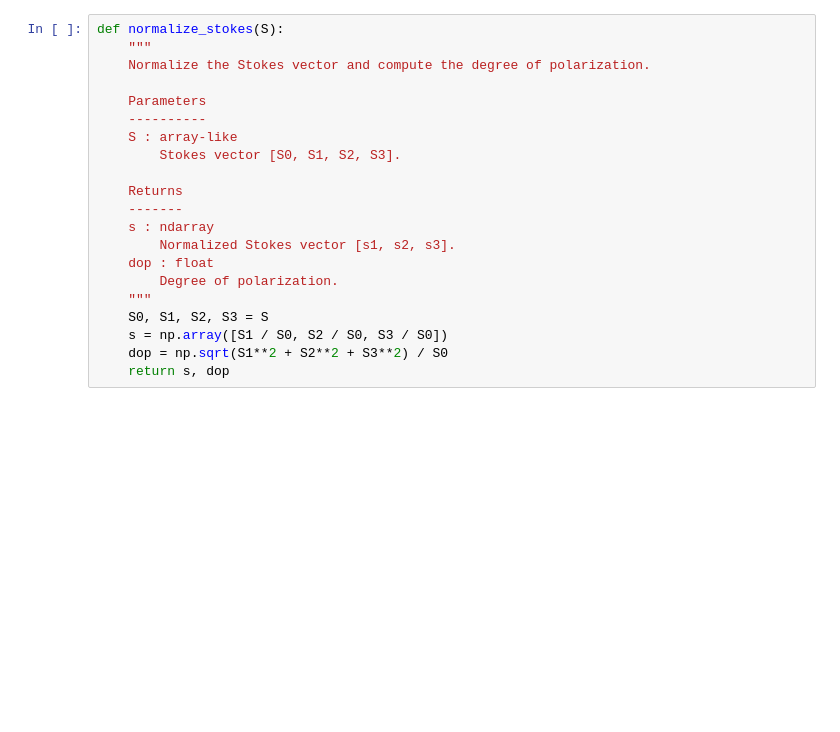
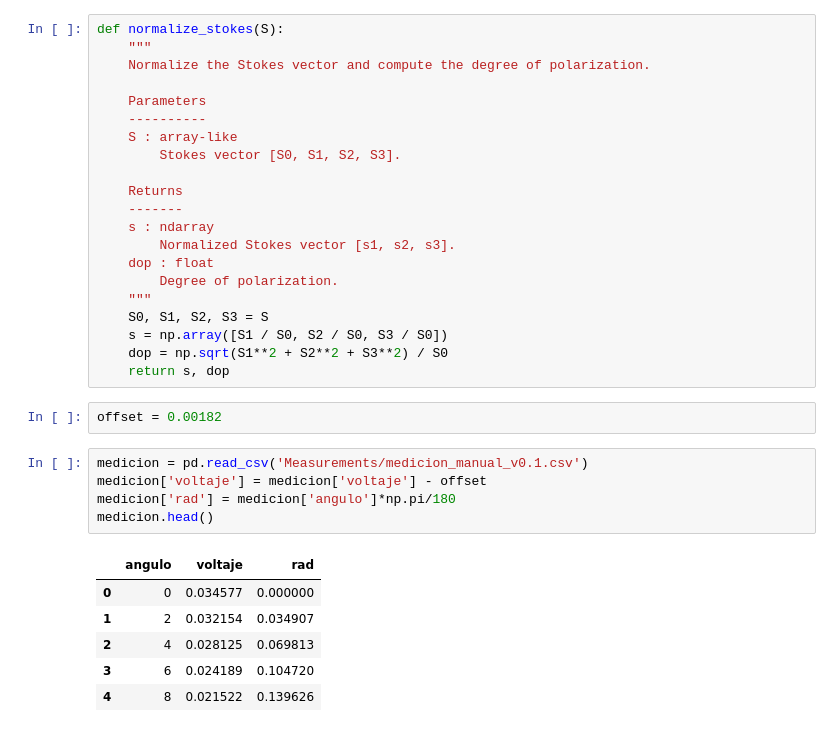
Before and after one commit to BernardoPironio/Polarimetro, a Jupyter notebook: analisis.ipynb, the cells around one changed output. Cells and saved outputs as stored; diff of their text form; blank space fills up the shorter version.

```diff
--- a/analisis.ipynb
+++ b/analisis.ipynb
@@ -77,3 +78,17 @@ def normalize_stokes(S):
     s = np.array([S1 / S0, S2 / S0, S3 / S0])
     dop = np.sqrt(S1**2 + S2**2 + S3**2) / S0
     return s, dop
+# %%
+offset = 0.00182
+# %%
+medicion = pd.read_csv('Measurements/medicion_manual_v0.1.csv')
+medicion['voltaje'] = medicion['voltaje'] - offset
+medicion['rad'] = medicion['angulo']*np.pi/180
+medicion.head()
+# %% [output]
+|  | angulo | voltaje | rad |
+| 0 | 0 | 0.034577 | 0.000000 |
+| 1 | 2 | 0.032154 | 0.034907 |
+| 2 | 4 | 0.028125 | 0.069813 |
+| 3 | 6 | 0.024189 | 0.104720 |
+| 4 | 8 | 0.021522 | 0.139626 |
```
Also changed, not shown: parts of 16 cells of this notebook, 1 other file.
